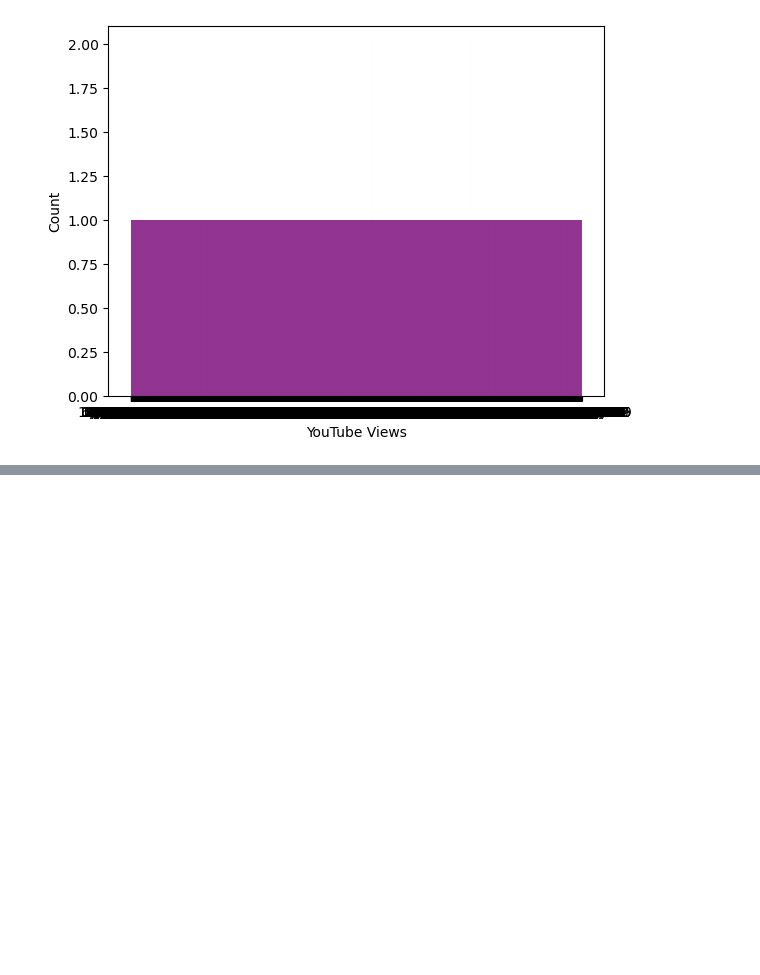
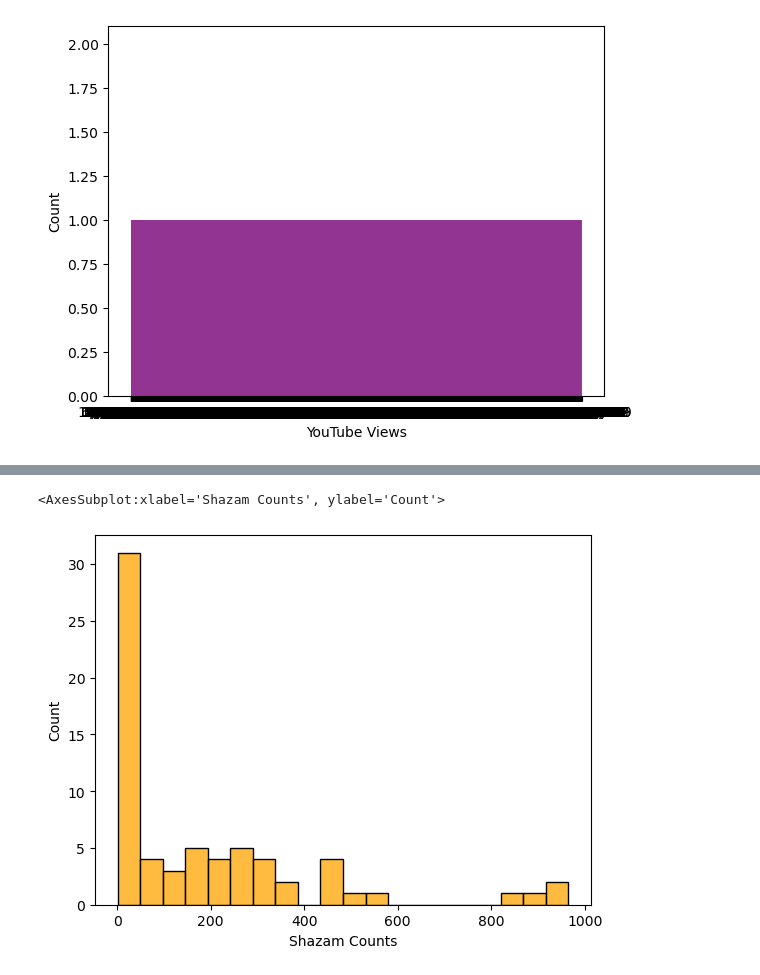
Before and after one commit to Rain0rShine/Artificial-Intelligence, a Jupyter notebook: Semester 1/Spotify/Spotify.ipynb, the cells around one changed output, grey strips where cells are left out. Drawn from its saved outputs; the diff is of its cells as text; code cells hidden in the pictures; blank space fills up the shorter version.

```diff
--- a/Semester 1/Spotify/Spotify.ipynb
+++ b/Semester 1/Spotify/Spotify.ipynb
@@ -96,0 +112,9 @@ sns.histplot(spotify["YouTube Views"], bins = 20, kde=False, color='purple')
+# %%
+spotify = pd.read_csv("spotify2024.csv", encoding='ISO-8859-1')
+spotify["Shazam Counts"] = spotify["Shazam Counts"].str.replace(',', '')
+spotify["Shazam Counts"] = pd.to_numeric(df["Shazam Counts"], errors="coerce")
+type(spotify.loc[0]["Shazam Counts"])
+sns.histplot(spotify["Shazam Counts"], bins = 20, kde=False, color='orange')
+# %% [output]
+<AxesSubplot:xlabel='Shazam Counts', ylabel='Count'>
+[figure, added]
```
Also changed, not shown: parts of 5 cells of this notebook, 2 other files.
